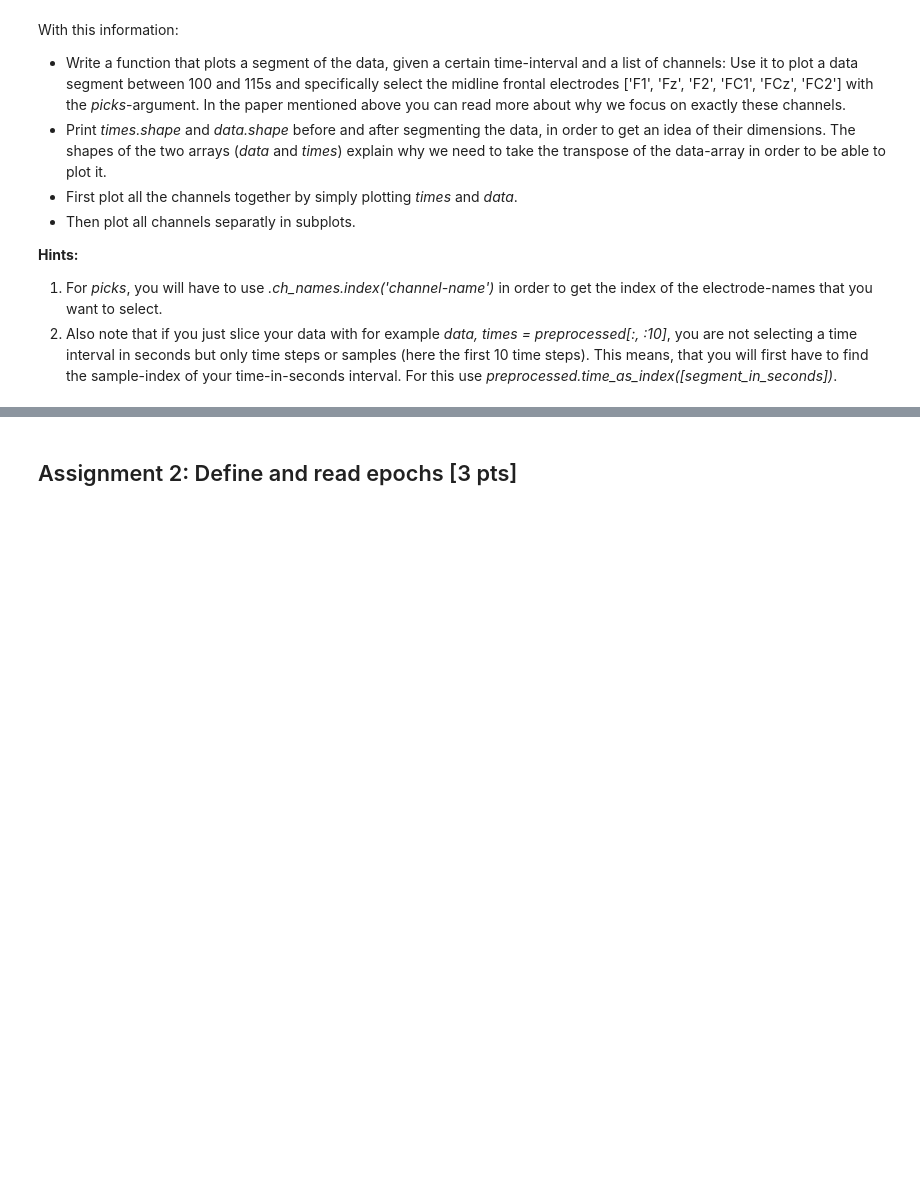
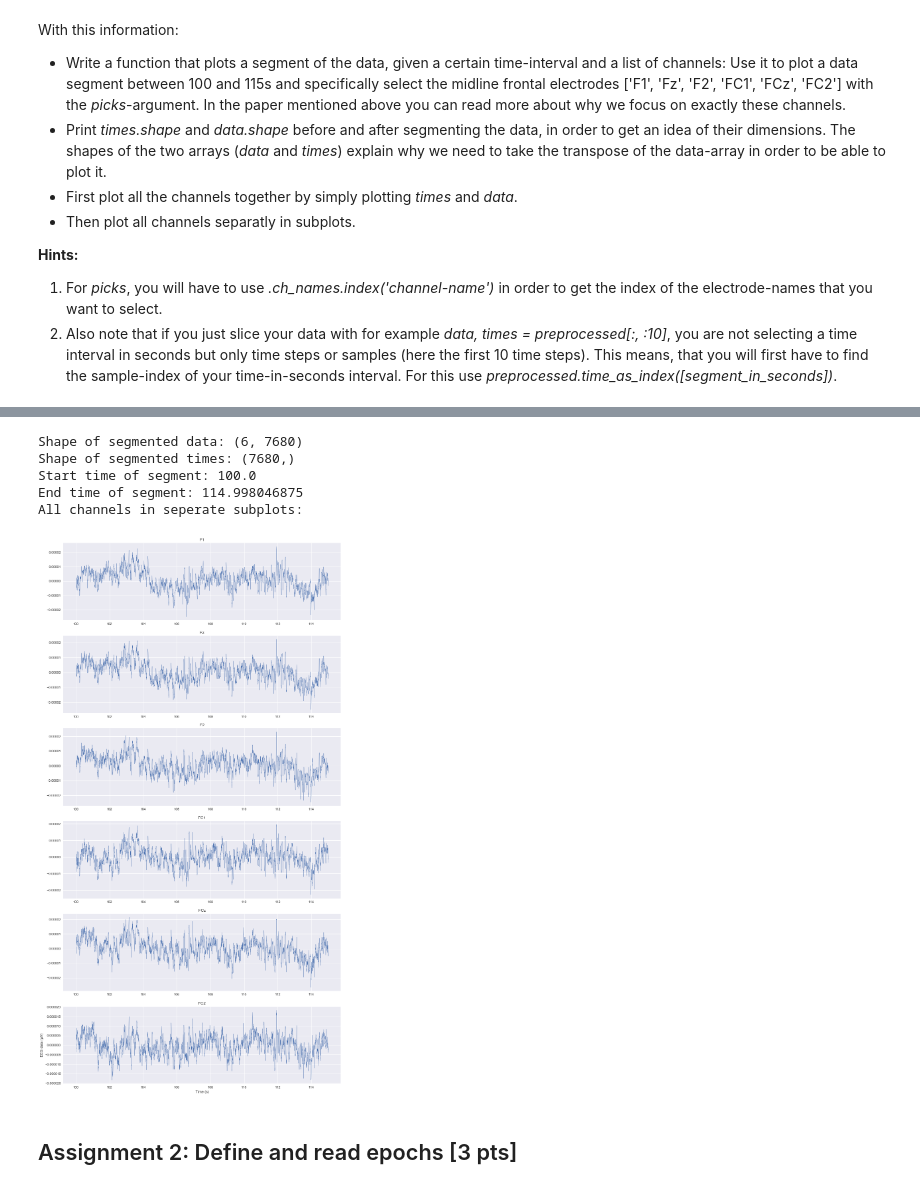
Before and after one commit to NBP-ACC/week-10-acc_9, a Jupyter notebook: Sheet08.ipynb, the cells around one changed output, grey strips where cells are left out. Saved outputs shown, nothing was run; the diff lists cells and outputs as text; code cells hidden in the pictures; blank space fills up the shorter version.

```diff
--- a/Sheet08.ipynb
+++ b/Sheet08.ipynb
@@ -124,6 +197,13 @@ plotSegment([100,115], ch_select)
 # %%
 # plot all channels separately
-# TODO
+plotSegment([100,115], ch_select, False) # multiple subplots
+# %% [output]
+Shape of segmented data: (6, 7680)
+Shape of segmented times: (7680,)
+Start time of segment: 100.0
+End time of segment: 114.998046875
+All channels in seperate subplots:
+[figure, added]
 # %% [markdown]
 ## Assignment 2: Define and read epochs [3 pts]
 # %% [markdown]
```
Also changed, not shown: parts of 9 cells of this notebook.
